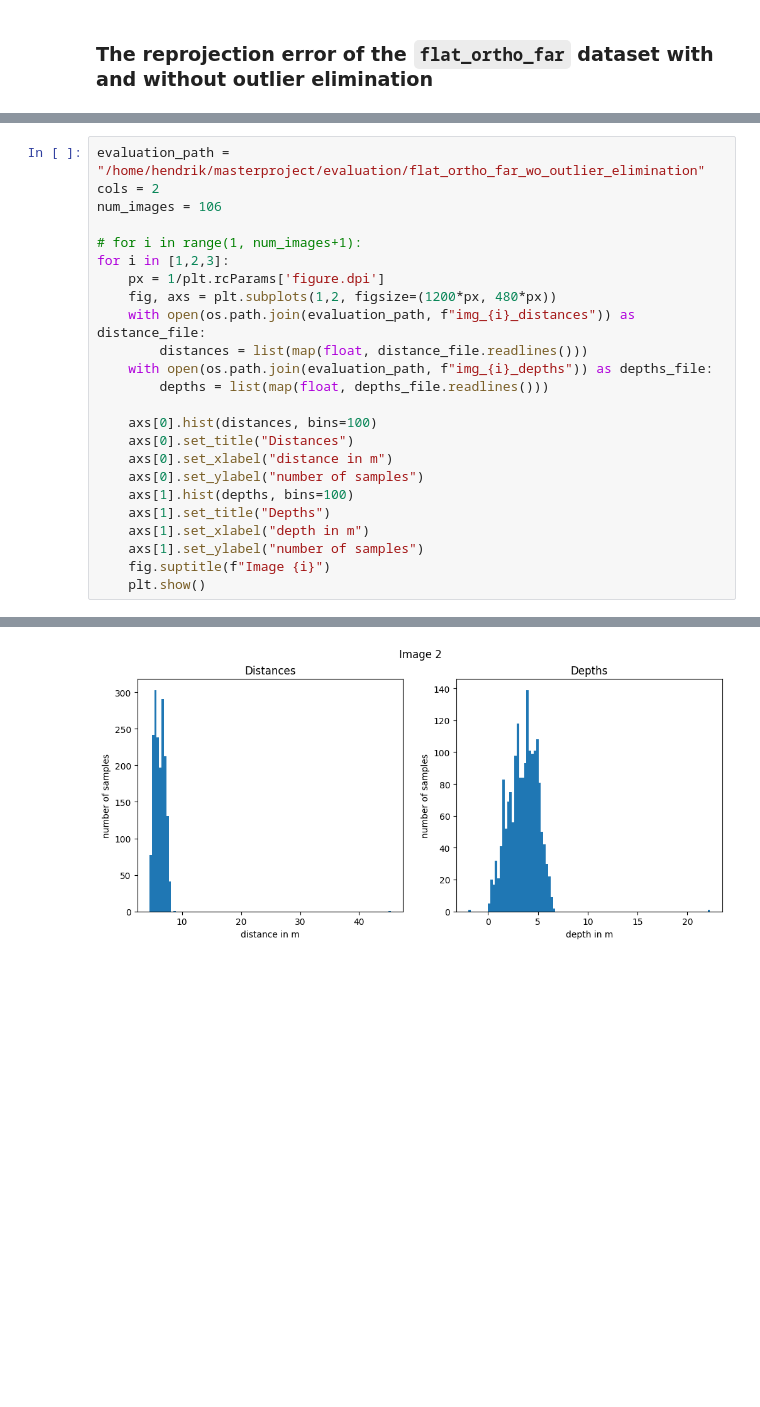
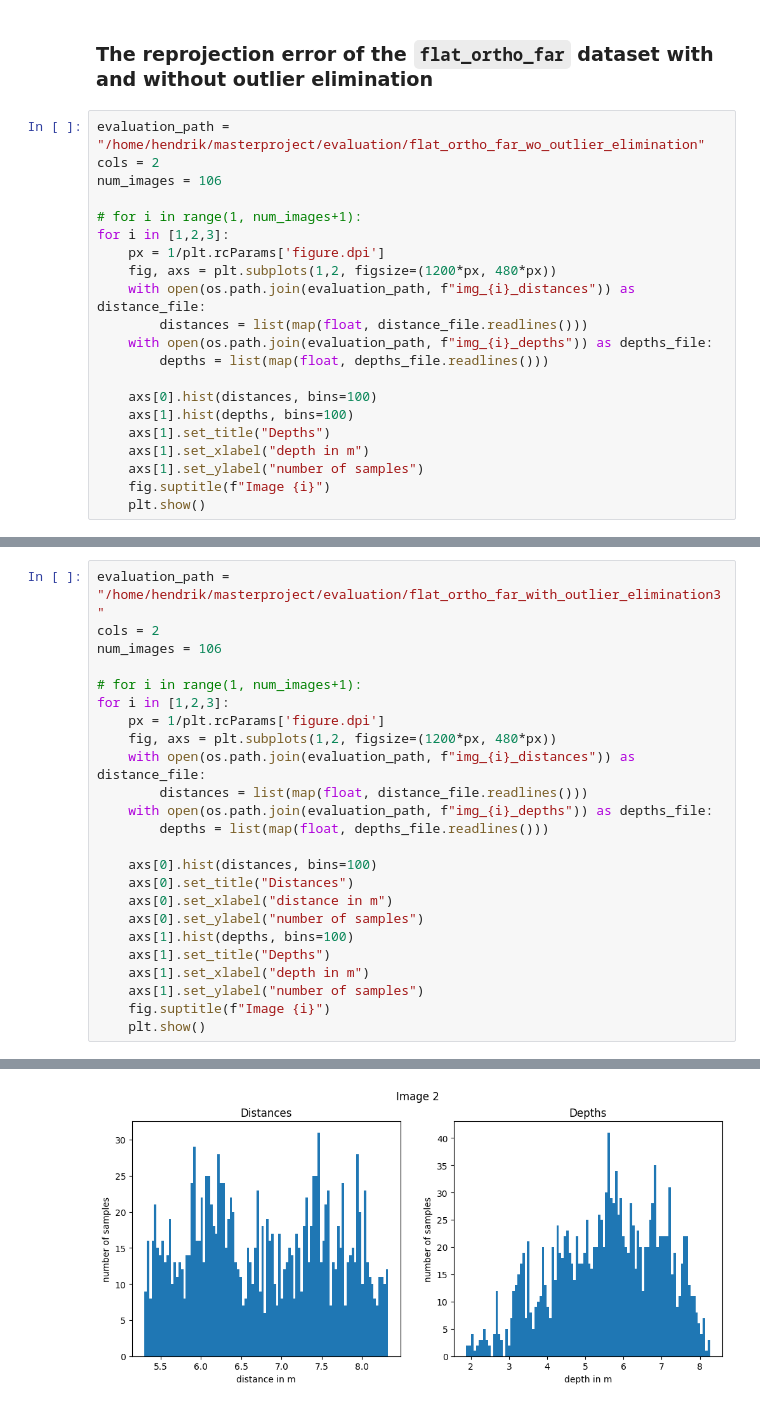
Before and after one commit to hendrick404/colmap_underwater, a Jupyter notebook: scripts/depth_plots.ipynb, the cells around one changed output, grey strips where cells are left out. Cells and saved outputs as stored; diff of their text form; blank space fills up the shorter version.

Commit message:
Implement outlier elimination

```diff
--- a/scripts/depth_plots.ipynb
+++ b/scripts/depth_plots.ipynb
@@ -36,3 +36,24 @@ for i in [1,2,3]:
 [figure]
 # %% [markdown]
 ### The reprojection error of the `flat_ortho_far` dataset with and without outlier elimination
+# %%
+evaluation_path = "/home/hendrik/masterproject/evaluation/flat_ortho_far_wo_outlier_elimination"
+cols = 2
+num_images = 106
+
+# for i in range(1, num_images+1):
+for i in [1,2,3]:
+    px = 1/plt.rcParams['figure.dpi']
+    fig, axs = plt.subplots(1,2, figsize=(1200*px, 480*px))
+    with open(os.path.join(evaluation_path, f"img_{i}_distances")) as distance_file:
+        distances = list(map(float, distance_file.readlines()))
+    with open(os.path.join(evaluation_path, f"img_{i}_depths")) as depths_file:
+        depths = list(map(float, depths_file.readlines()))
+
+    axs[0].hist(distances, bins=100)
+    axs[1].hist(depths, bins=100)
+    axs[1].set_title("Depths")
+    axs[1].set_xlabel("depth in m")
+    axs[1].set_ylabel("number of samples")
+    fig.suptitle(f"Image {i}")
+    plt.show()
@@ -39,5 +64,5 @@ for i in [1,2,3]:
 # %%
-evaluation_path = "/home/hendrik/masterproject/evaluation/flat_ortho_far_wo_outlier_elimination"
+evaluation_path = "/home/hendrik/masterproject/evaluation/flat_ortho_far_with_outlier_elimination3"
 cols = 2
 num_images = 106
 
@@ -65 +90 @@ for i in [1,2,3]:
-[figure, old version]
+[figure, new version]
```
Also changed, not shown: parts of 3 cells of this notebook, 2 other files.
